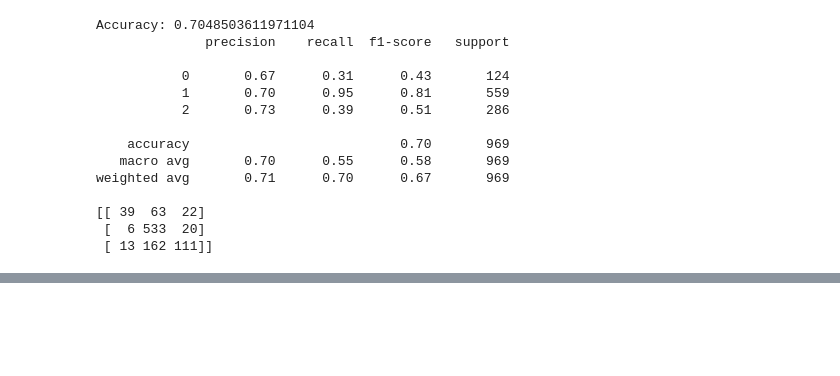
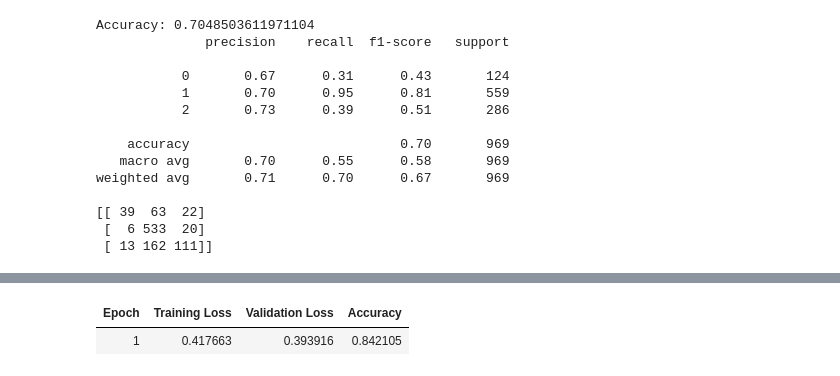
Before and after one commit to MaxenceChan/Financial-News-Sentiment-Analysis, a Jupyter notebook: Code.ipynb, the cells around one changed output, grey strips where cells are left out. Drawn from its saved outputs; the diff is of its cells as text; code cells hidden in the pictures; blank space fills up the shorter version.

```diff
--- a/Code.ipynb
+++ b/Code.ipynb
@@ -346,0 +1070,11 @@ Comparér accuracy score et choisir
+# %%
+ds = load_dataset("Tydyannes69/auditor_sentiment")
+
+df_train = ds["train"].to_pandas()
+df_test = ds["test"].to_pandas()
+
+print(df_train.head())
+print(df_test.columns)
+
+df_train.to_csv("train.csv", index=False)
+df_test.to_csv("test.csv", index=False)
@@ -346,0 +1093,7 @@ Comparér accuracy score et choisir
+# %%
+def clean_text_bert(text):
+    text = str(text).lower().strip()
+    return text
+# %%
+df_train["sentence_clean"] = df_train["sentence"].apply(clean_text_bert)
+df_test["sentence_clean"] = df_test["sentence"].apply(clean_text_bert)
@@ -346,0 +1102,77 @@ Comparér accuracy score et choisir
+# %%
+# pip install transformers datasets evaluate accelerate torch
+
+from datasets import Dataset
+from transformers import (
+    AutoTokenizer,
+    AutoModelForSequenceClassification,
+    TrainingArguments,
+    Trainer,
+    DataCollatorWithPadding
+)
+import numpy as np
+import evaluate
+
+# 1) Préparer les données
+train_ds = Dataset.from_pandas(df_train[["sentence", "label"]])
+test_ds = Dataset.from_pandas(df_test[["sentence", "label"]])
+
+# 2) Tokenizer + modèle
+model_name = "distilbert-base-uncased"
+tokenizer = AutoTokenizer.from_pretrained(model_name)
+model = AutoModelForSequenceClassification.from_pretrained(
+    model_name,
+    num_labels=3
+)
+
+def tokenize(batch):
+    return tokenizer(batch["sentence"], truncation=True)
+
+train_ds = train_ds.map(tokenize, batched=True)
+test_ds = test_ds.map(tokenize, batched=True)
+
+train_ds = train_ds.rename_column("label", "labels")
+test_ds = test_ds.rename_column("label", "labels")
+
+# Colonnes utiles
+cols = ["input_ids", "attention_mask", "labels"]
+train_ds.set_format(type="torch", columns=cols)
+test_ds.set_format(type="torch", columns=cols)
+
+# Padding dynamique
+data_collator = DataCollatorWithPadding(tokenizer=tokenizer)
+
+# 3) Métrique
+accuracy = evaluate.load("accuracy")
+
+def compute_metrics(eval_pred):
+    logits, labels = eval_pred
+    preds = np.argmax(logits, axis=1)
+    return accuracy.compute(predictions=preds, references=labels)
+
+# 4) Entraînement
+training_args = TrainingArguments(
+    output_dir="./results",
+    eval_strategy="epoch",
+    save_strategy="no",
+    logging_strategy="steps",
+    logging_steps=100,
+    learning_rate=2e-5,
+    per_device_train_batch_size=8,
+    per_device_eval_batch_size=8,
+    num_train_epochs=1,
+    weight_decay=0.01
+)
+
+trainer = Trainer(
+    model=model,
+    args=training_args,
+    train_dataset=train_ds,
+    eval_dataset=test_ds,
+    processing_class=tokenizer,
+    data_collator=data_collator,
+    compute_metrics=compute_metrics,
+)
+
+trainer.train()
+# %% [output]
@@ -346,0 +1196,2 @@ Comparér accuracy score et choisir
+| Epoch | Training Loss | Validation Loss | Accuracy |
+| 1 | 0.417663 | 0.393916 | 0.842105 |
```
Also changed, not shown: parts of 57 cells of this notebook.
